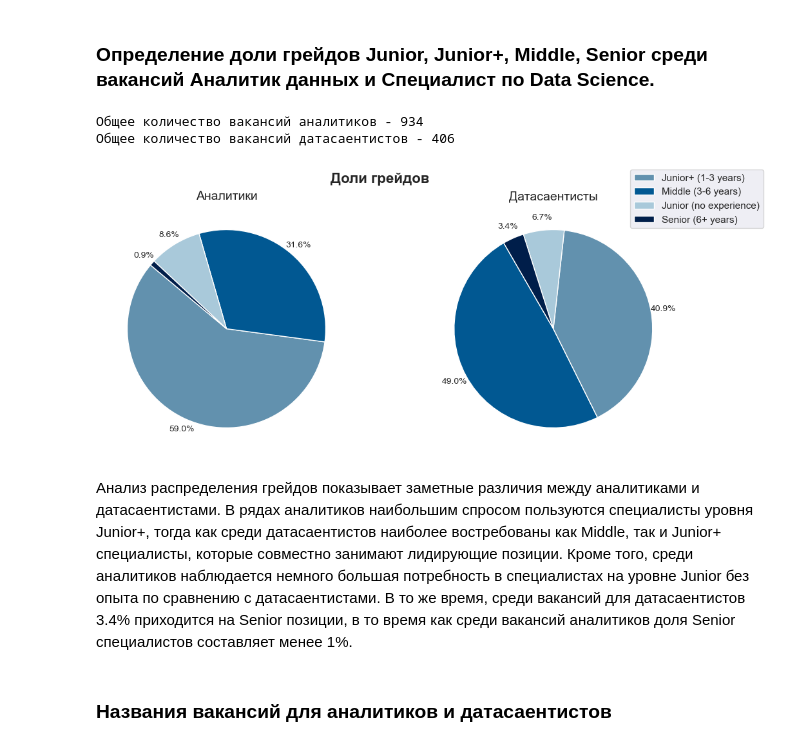
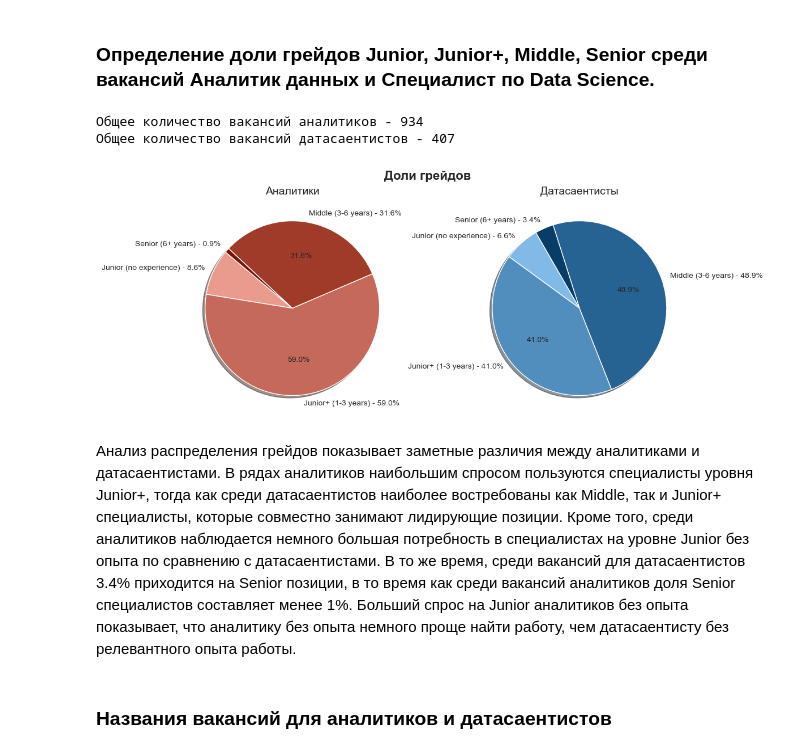
Before and after one commit to KuBaN658/vacancy_analysis, a Jupyter notebook: vacancy_analysis.ipynb, the cells around one changed output. Drawn from its saved outputs; the diff is of its cells as text; code cells hidden in the pictures.

```diff
--- a/vacancy_analysis.ipynb
+++ b/vacancy_analysis.ipynb
@@ -682,0 +756,4 @@ vacancies['salary_num'] = vacancies.apply(calc_salary_num, axis=1)
+# %%
+# получаем курс валют ЦБ
+CB = requests.get('https://www.cbr-xml-daily.ru/daily_json.js').json()
+vacancies['salary_rub'] = vacancies.apply(convert_salary, axis=1, cb=CB)
@@ -717,10 +818,0 @@ vacancies[grid]
-# %%
-# получаем курс валют ЦБ
-CB = requests.get('https://www.cbr-xml-daily.ru/daily_json.js').json()
-
-# вычисляем курс обмена
-currency = vacancies.loc[grid, 'currency_salary'].iloc[0]
-uzs = CB['Valute'][currency]
-rates = uzs['Value'] / uzs['Nominal']
-
-vacancies.loc[grid, 'salary_num'] = vacancies[grid].salary_num * rates
@@ -773,2 +818,0 @@ def convert_salary(row: pd.Series, cb: dict) -> float:
-# %%
-vacancies.loc[grid, 'salary_num'] = vacancies.loc[grid].apply(convert_salary, axis=1, cb=CB)
@@ -837,58 +885,62 @@ plt.show()
 # %% [markdown]
 ### Определение доли грейдов Junior, Junior+, Middle, Senior среди вакансий Аналитик данных и Специалист по Data Science.
 # %%
+def autopct_generator(limit):
+    def inner_autopct(pct):
+        return f'{pct:.1f}%' if pct > limit else ''
+    return inner_autopct
+
+
 # получаем данные
-df_da = (vacancies[vacancies.name_type == 'da'].experience.value_counts().reset_index()
-      .rename(columns={'experience': 'Опыт работы', 'count': 'Количество вакансий'}))
-df_ds = (vacancies[vacancies.name_type == 'ds'].experience.value_counts().reset_index()
-      .rename(columns={'experience': 'Опыт работы', 'count': 'Количество вакансий'}))
+df_da = vacancies[vacancies.name_type == 'da'].experience.value_counts().sort_index()
+
+df_ds = vacancies[vacancies.name_type == 'ds'].experience.value_counts().sort_index()
 
 # определяем цвета
-colors1 = [COLORS[name] for name in df_da['Опыт работы']]
-colors2 = [COLORS[name] for name in df_ds['Опыт работы']]
+colors1 = [COLORS_DA[grade] for grade in df_da.index]
+colors2 = [COLORS_DS[grade] for grade in df_ds.index]
 
-print(f'Общее количество вакансий аналитиков - {df_da["Количество вакансий"].sum()}')
-print(f'Общее количество вакансий датасаентистов - {df_ds["Количество вакансий"].sum()}')
+print(f'Общее количество вакансий аналитиков - {df_da.sum()}')
+print(f'Общее количество вакансий датасаентистов - {df_ds.sum()}')
 
 # Создаем фигуру и оси для двух подграфиков
-fig, ax = plt.subplots(1, 2, figsize=(12, 5))
+fig, axes = plt.subplots(1, 2, figsize=(12, 5))
 
 # Круговая диаграмма для аналитиков
-ax[0].pie(
-      df_da['Количество вакансий'],
-      labels=None,
-      autopct='%1.1f%%',
+axes[0].pie(
+      df_da,
+      labels=[lbl + f' - {value / df_da.sum():.1%}' for lbl, value in df_da.items()],
+      autopct=autopct_generator(10),
       startangle=140,
       colors=colors1,
       textprops={'fontsize': 10},
-      pctdistance=1.11
+      shadow=True
 )
-ax[0].set_title('Аналитики', fontsize=14)
+axes[0].set_title('Аналитики', fontsize=14)
 
 # Круговая диаграмма для датасаентистов
-ax[1].pie(
-    df_ds['Количество вакансий'],
-    autopct='%1.1f%%',
+axes[1].pie(
+    df_ds,
+    labels=[lbl + f' - {value / df_ds.sum():.1%}' for lbl, value in df_ds.items()],
+    autopct=autopct_generator(10),
     startangle=120,
     colors=colors2,
     textprops={'fontsize': 10},
-    pctdistance=1.13
+    shadow=True
     )
-ax[1].set_title('Датасаентисты', fontsize=14)
+axes[1].set_title('Датасаентисты', fontsize=14)
 
 # Добавляем общий заголовок для всех подграфиков
 plt.suptitle('Доли грейдов', fontsize=16, fontweight='bold')
 
-fig.legend(df_da['Опыт работы'], loc="upper right")
-
 # Отображаем график
 plt.show()
 # %% [output]
 Общее количество вакансий аналитиков - 934
-Общее количество вакансий датасаентистов - 406
+Общее количество вакансий датасаентистов - 407
-[figure, old version]
+[figure, new version]
 # %% [markdown]
-Анализ распределения грейдов показывает заметные различия между аналитиками и датасаентистами. В рядах аналитиков наибольшим спросом пользуются специалисты уровня Junior+, тогда как среди датасаентистов наиболее востребованы как Middle, так и Junior+ специалисты, которые совместно занимают лидирующие позиции. Кроме того, среди аналитиков наблюдается немного большая потребность в специалистах на уровне Junior без опыта по сравнению с датасаентистами. В то же время, среди вакансий для датасаентистов 3.4% приходится на Senior позиции, в то время как среди вакансий аналитиков доля Senior специалистов составляет менее 1%.
+Анализ распределения грейдов показывает заметные различия между аналитиками и датасаентистами. В рядах аналитиков наибольшим спросом пользуются специалисты уровня Junior+, тогда как среди датасаентистов наиболее востребованы как Middle, так и Junior+ специалисты, которые совместно занимают лидирующие позиции. Кроме того, среди аналитиков наблюдается немного большая потребность в специалистах на уровне Junior без опыта по сравнению с датасаентистами. В то же время, среди вакансий для датасаентистов 3.4% приходится на Senior позиции, в то время как среди вакансий аналитиков доля Senior специалистов составляет менее 1%. Больший спрос на Junior аналитиков без опыта показывает, что аналитику без опыта немного проще найти работу, чем датасаентисту без релевантного опыта работы.
 # %% [markdown]
 ### Названия вакансий для аналитиков и датасаентистов
 # %%
```
Also changed, not shown: parts of 69 cells of this notebook.
